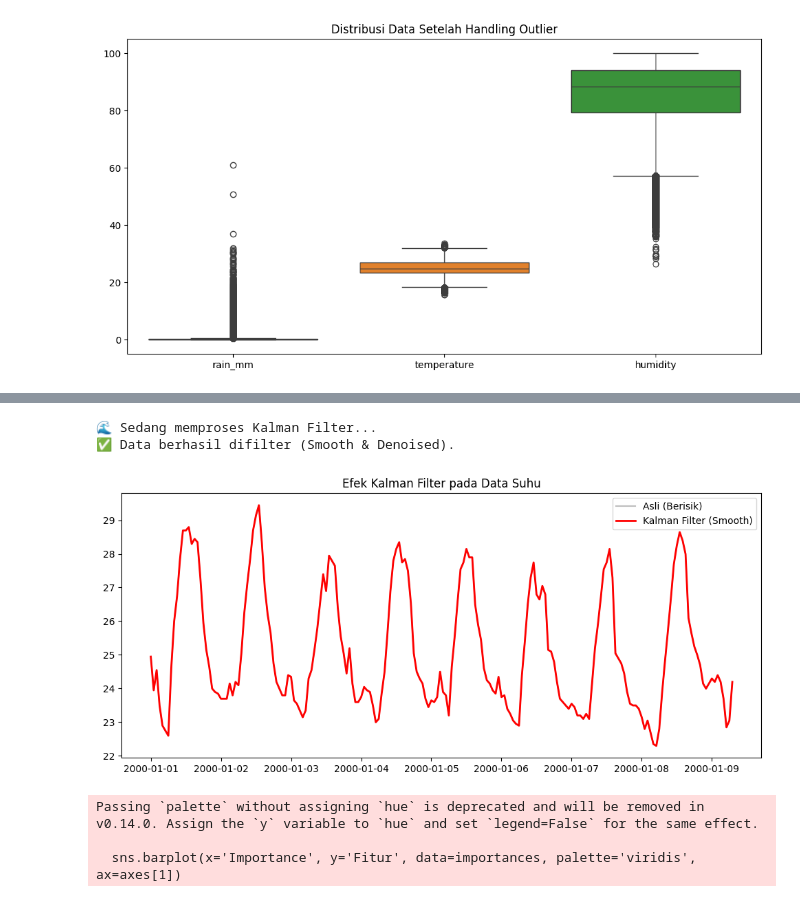
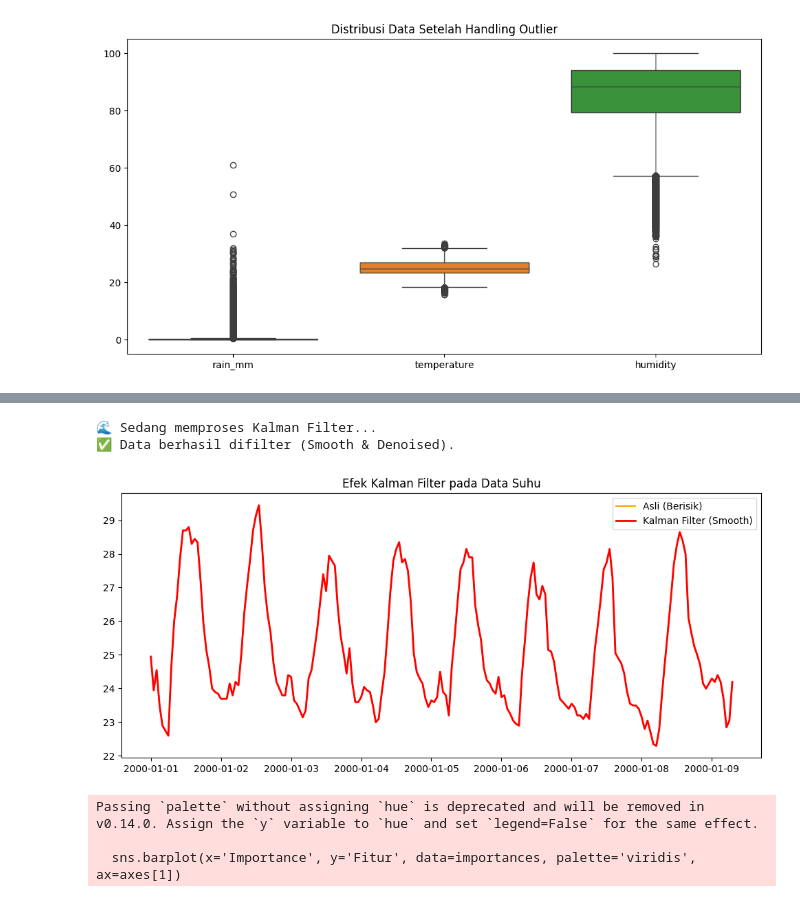
Before and after one commit to evanalif113/Catatan_Meteorologi, a Jupyter notebook: model-prediksi-estimasi-dengan-lstm.ipynb, the cells around one changed output, grey strips where cells are left out. Saved outputs shown, nothing was run; the diff lists cells and outputs as text; code cells hidden in the pictures.

```diff
--- a/model-prediksi-estimasi-dengan-lstm.ipynb
+++ b/model-prediksi-estimasi-dengan-lstm.ipynb
@@ -261,37 +261,37 @@ print("🌊 Sedang memproses Kalman Filter...")
 # Q=1e-5 (Proses lambat), R=0.1 (Sensor agak noise)
 df_filtered['temperature'] = apply_kalman_smooth(df_filtered['temperature'], process_noise=1e-5, sensor_noise=0.1)
 
 # 2. HUMIDITY (Kalman)
 df_filtered['humidity'] = apply_kalman_smooth(df_filtered['humidity'], process_noise=1e-5, sensor_noise=0.5)
 
 # 3. PRESSURE (Kalman)
 # Tekanan berubah sangat pelan, jadi process_noise kita kecilin banget
 df_filtered['pressure'] = apply_kalman_smooth(df_filtered['pressure'], process_noise=1e-6, sensor_noise=0.1)
 
 # 4. RAIN (Spike Removal + Physical Cap)
-# Hujan JANGAN dikalman (nanti jadi bubur). Kita buang spike ngawur saja.
+# Hujan JANGAN dikalman. Kita buang spike.
 # Langkah A: Buang spike glitch (misal 1 menit 200mm)
 df_filtered['rain_mm'] = remove_rain_spikes(df_filtered['rain_mm'], window=3, threshold_sigma=3)
 
 # Langkah B: Physical Cap (Tetap perlu untuk safety, misal max 50mm/jam)
 # Angka ini jauh lebih aman daripada hard clip 30mm
-df_filtered['rain_mm'] = df_filtered['rain_mm'].clip(lower=0, upper=100)
+df_filtered['rain_mm'] = df_filtered['rain_mm'].clip(lower=0, upper=50)
 df_filtered = df_ai
 
 print("✅ Data berhasil difilter (Smooth & Denoised).")
 
 # Cek bedanya
 import matplotlib.pyplot as plt
 plt.figure(figsize=(12, 5))
-plt.plot(df_ai['temperature'].iloc[:200], label='Asli (Berisik)', alpha=0.5, color='gray')
+plt.plot(df_ai['temperature'].iloc[:200], label='Asli (Berisik)', color='orange')
 plt.plot(df_filtered['temperature'].iloc[:200], label='Kalman Filter (Smooth)', color='red', linewidth=2)
 plt.title("Efek Kalman Filter pada Data Suhu")
 plt.legend()
 plt.show()
 # %% [output]
 🌊 Sedang memproses Kalman Filter...
 ✅ Data berhasil difilter (Smooth & Denoised).
-[figure, old version]
+[figure, new version]
 # %%
 import pandas as pd
 import seaborn as sns
```
Also changed, not shown: parts of 6 cells of this notebook.
